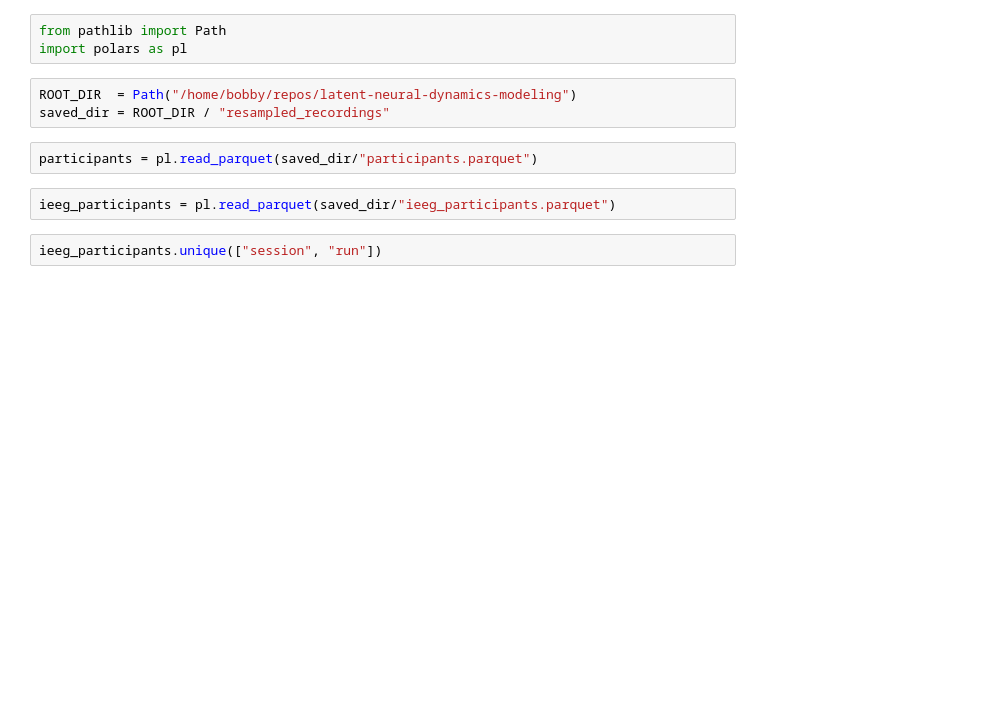
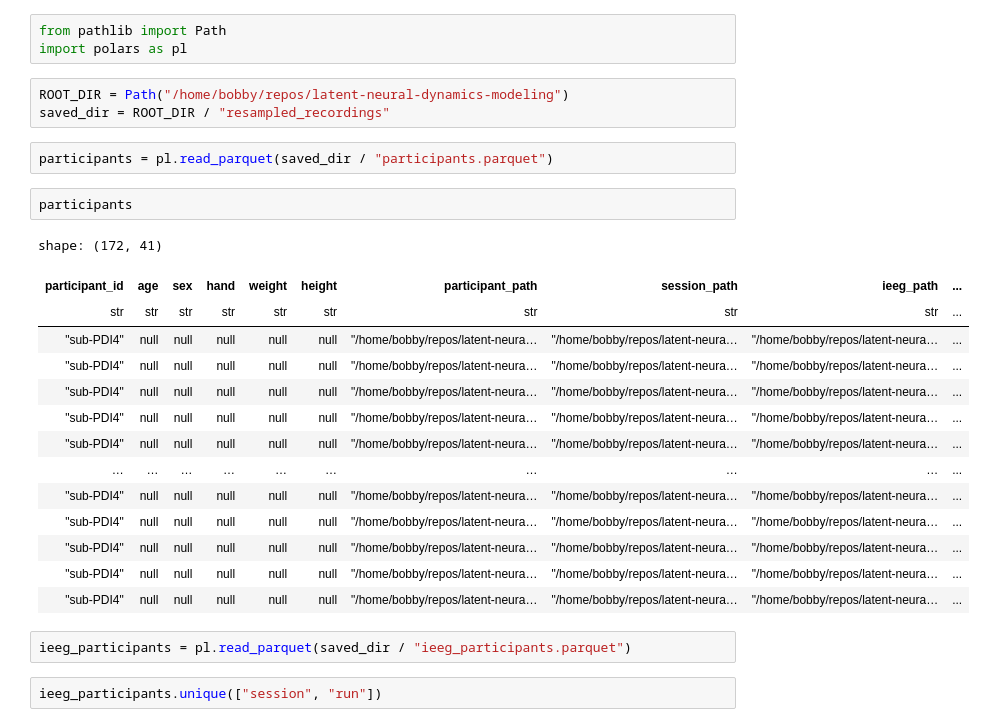
Before and after one commit to mirklys/latent-neural-dynamics-modeling, a Jupyter notebook: notebooks/data_analysis/saved_table_checkup.ipynb, the cells around one changed output. Drawn from its saved outputs; the diff is of its cells as text; blank space fills up the shorter version.

```diff
--- a/notebooks/data_analysis/saved_table_checkup.ipynb
+++ b/notebooks/data_analysis/saved_table_checkup.ipynb
@@ -2,12 +2,29 @@
 from pathlib import Path
 import polars as pl
 # %%
-ROOT_DIR  = Path("/home/bobby/repos/latent-neural-dynamics-modeling")
+ROOT_DIR = Path("/home/bobby/repos/latent-neural-dynamics-modeling")
 saved_dir = ROOT_DIR / "resampled_recordings"
 # %%
-participants = pl.read_parquet(saved_dir/"participants.parquet")
+participants = pl.read_parquet(saved_dir / "participants.parquet")
+# %%
+participants
+# %% [output]
+shape: (172, 41)
+| participant_id | age | sex | hand | weight | height | participant_path | session_path | ieeg_path | ... |
+| str | str | str | str | str | str | str | str | str | ... |
+| "sub-PDI4" | null | null | null | null | null | "/home/bobby/repos/latent-neura… | "/home/bobby/repos/latent-neura… | "/home/bobby/repos/latent-neura… | ... |
+| "sub-PDI4" | null | null | null | null | null | "/home/bobby/repos/latent-neura… | "/home/bobby/repos/latent-neura… | "/home/bobby/repos/latent-neura… | ... |
+| "sub-PDI4" | null | null | null | null | null | "/home/bobby/repos/latent-neura… | "/home/bobby/repos/latent-neura… | "/home/bobby/repos/latent-neura… | ... |
+| "sub-PDI4" | null | null | null | null | null | "/home/bobby/repos/latent-neura… | "/home/bobby/repos/latent-neura… | "/home/bobby/repos/latent-neura… | ... |
+| "sub-PDI4" | null | null | null | null | null | "/home/bobby/repos/latent-neura… | "/home/bobby/repos/latent-neura… | "/home/bobby/repos/latent-neura… | ... |
+| … | … | … | … | … | … | … | … | … | ... |
+| "sub-PDI4" | null | null | null | null | null | "/home/bobby/repos/latent-neura… | "/home/bobby/repos/latent-neura… | "/home/bobby/repos/latent-neura… | ... |
+| "sub-PDI4" | null | null | null | null | null | "/home/bobby/repos/latent-neura… | "/home/bobby/repos/latent-neura… | "/home/bobby/repos/latent-neura… | ... |
+| "sub-PDI4" | null | null | null | null | null | "/home/bobby/repos/latent-neura… | "/home/bobby/repos/latent-neura… | "/home/bobby/repos/latent-neura… | ... |
+| "sub-PDI4" | null | null | null | null | null | "/home/bobby/repos/latent-neura… | "/home/bobby/repos/latent-neura… | "/home/bobby/repos/latent-neura… | ... |
+| "sub-PDI4" | null | null | null | null | null | "/home/bobby/repos/latent-neura… | "/home/bobby/repos/latent-neura… | "/home/bobby/repos/latent-neura… | ... |
 # %%
-ieeg_participants = pl.read_parquet(saved_dir/"ieeg_participants.parquet")
+ieeg_participants = pl.read_parquet(saved_dir / "ieeg_participants.parquet")
 # %%
 ieeg_participants.unique(["session", "run"])
 # %% [output]
```
Also changed, not shown: parts of 1 cell of this notebook, 7 other files.
